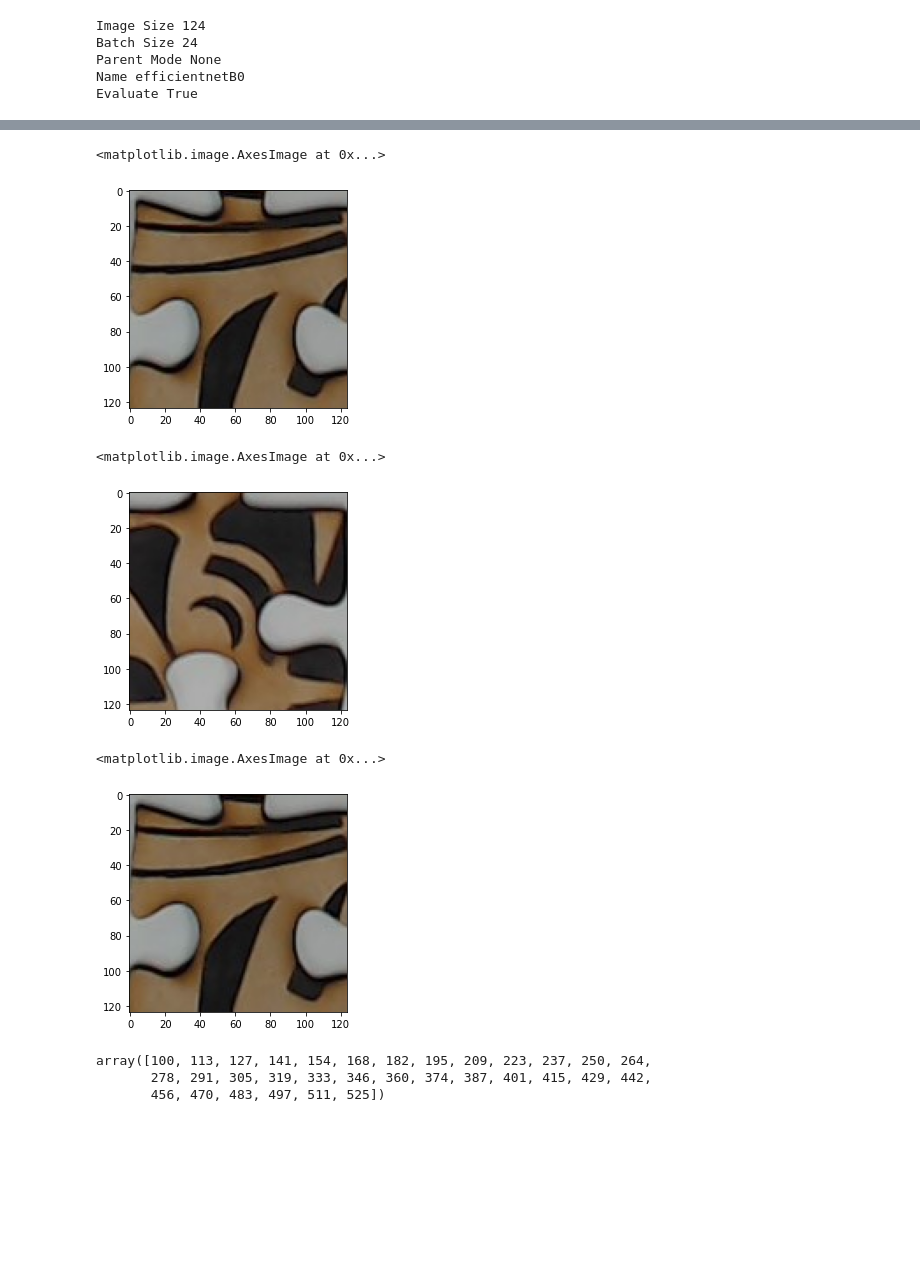
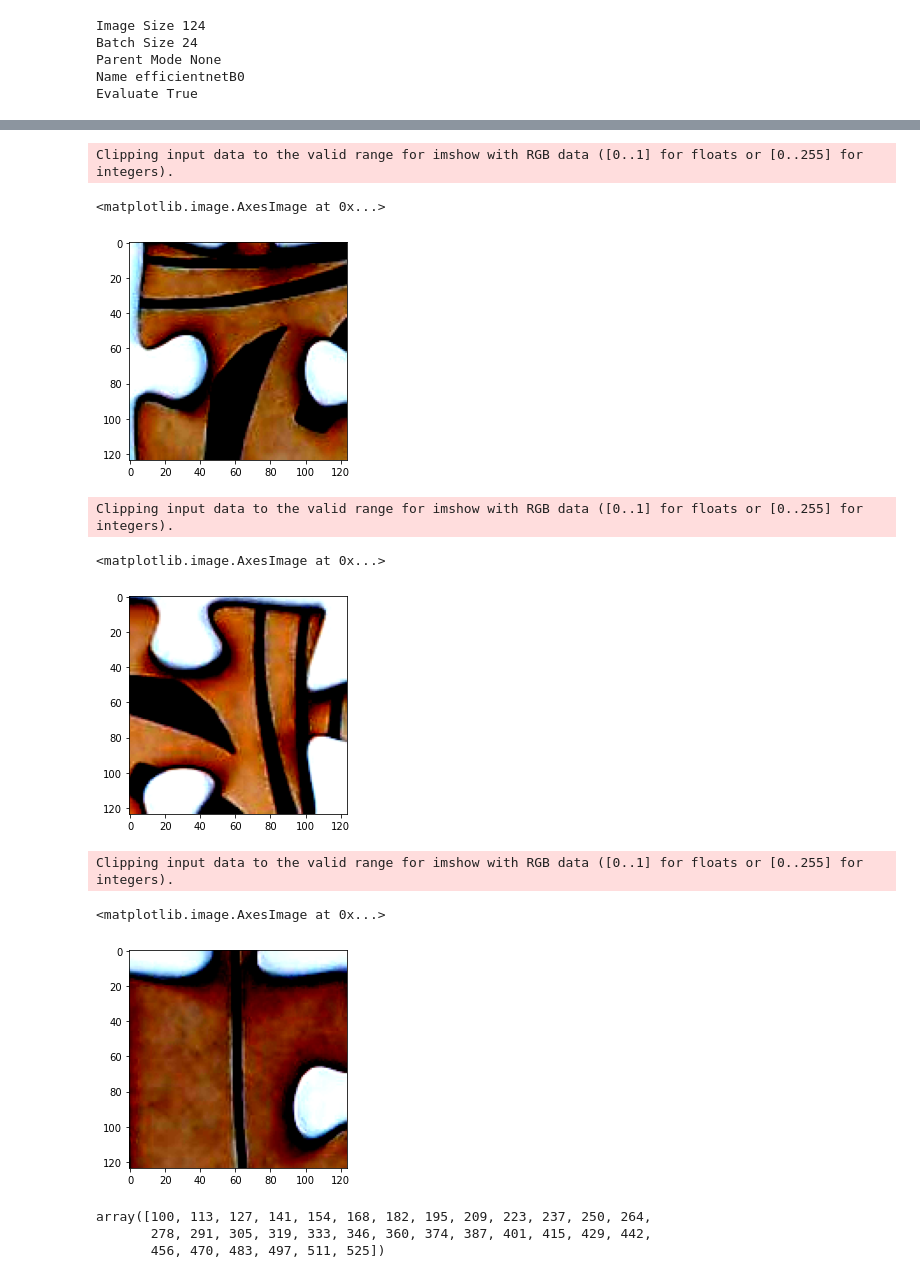
Before and after one commit to ME-134/PuzzleBot, a Jupyter notebook: vision/Pytorch Eval.ipynb, the cells around one changed output, grey strips where cells are left out. Cells and saved outputs as stored; diff of their text form; code cells hidden in the pictures; blank space fills up the shorter version.

```diff
--- a/vision/Pytorch Eval.ipynb
+++ b/vision/Pytorch Eval.ipynb
@@ -39,7 +39,9 @@ Name efficientnetB0
 Evaluate True
 # %%
 img_big = cv2.cvtColor(cv2.imread('grid1.jpg'), cv2.COLOR_BGR2RGB)
+img_big = ((img_big / 255.0) - np.array([0.485, 0.456, 0.406])) / np.array([0.229, 0.224, 0.225])
 img = cv2.cvtColor(cv2.imread('grid2.jpg'), cv2.COLOR_BGR2RGB)
+img = ((img / 255.0) - np.array([0.485, 0.456, 0.406])) / np.array([0.229, 0.224, 0.225])
 # img = cv2.resize(img, (124, 124))
 # %%
 img_big = img_big[250:900, 500:1400]
@@ -94,18 +101,21 @@ np.argmin(scores)
 # %%
-plt.imshow(img[:124, :124])
+plt.imshow(img[:124, :124]+ 0.5)
 # %% [output]
-<matplotlib.image.AxesImage at 0x...>
+Clipping input data to the valid range for imshow with RGB data ([0..1] for floats or [0..255] for integers).
+<matplotlib.image.AxesImage at 0x...>
-[figure, old version]
+[figure, new version]
 # %%
-plt.imshow(chunks[986][0])
+plt.imshow(chunks[603][0] + 0.5)
 # %% [output]
-<matplotlib.image.AxesImage at 0x...>
+Clipping input data to the valid range for imshow with RGB data ([0..1] for floats or [0..255] for integers).
+<matplotlib.image.AxesImage at 0x...>
-[figure, old version]
+[figure, new version]
 # %%
-plt.imshow(img)
+plt.imshow(img+ 0.5)
 # %% [output]
-<matplotlib.image.AxesImage at 0x...>
+Clipping input data to the valid range for imshow with RGB data ([0..1] for floats or [0..255] for integers).
+<matplotlib.image.AxesImage at 0x...>
-[figure, old version]
+[figure, new version]
 # %%
 np.linspace(100, img_big.shape[0] - 125, n_chunk).astype(int)
 # %% [output]
```
Also changed, not shown: parts of 6 cells of this notebook, 25 other files.
